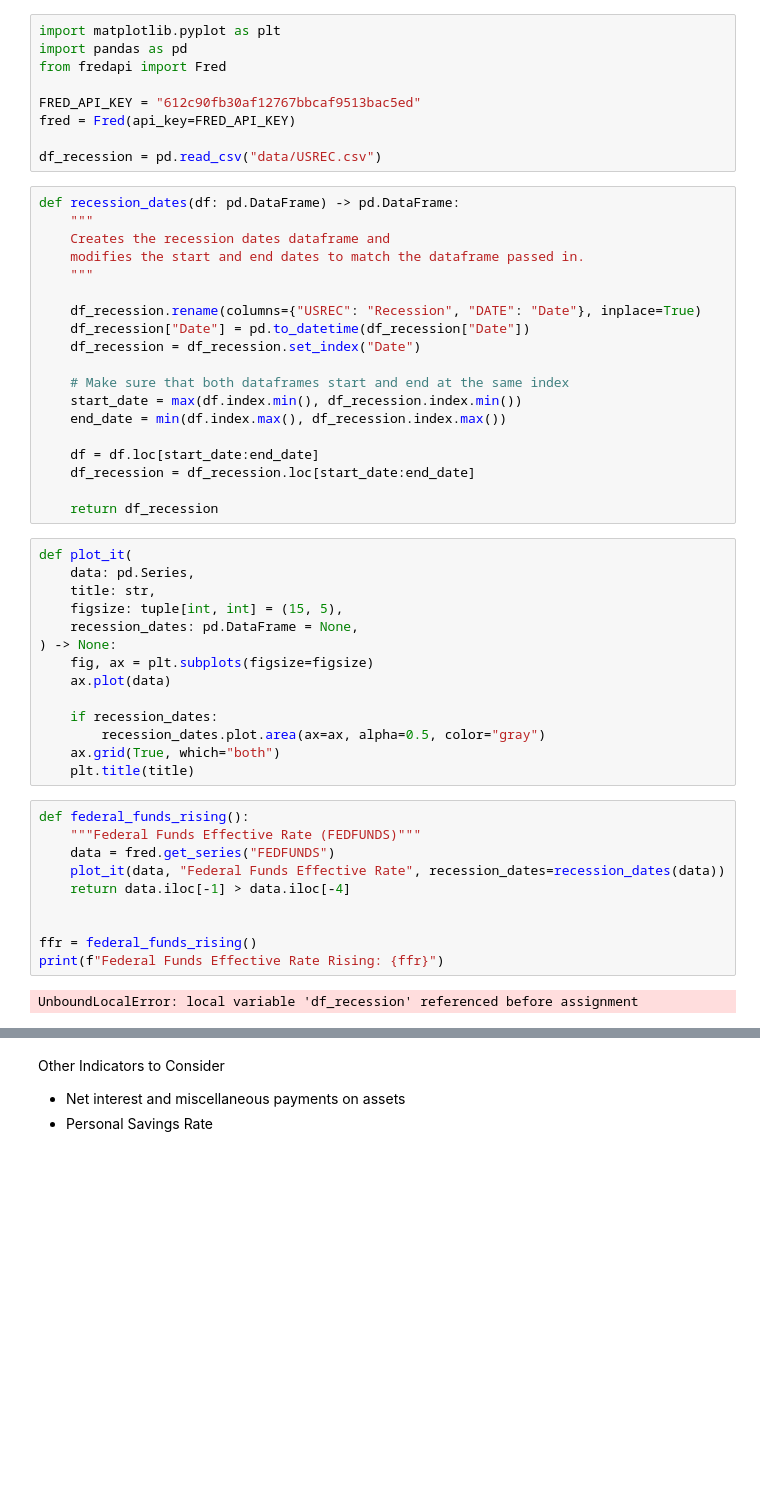
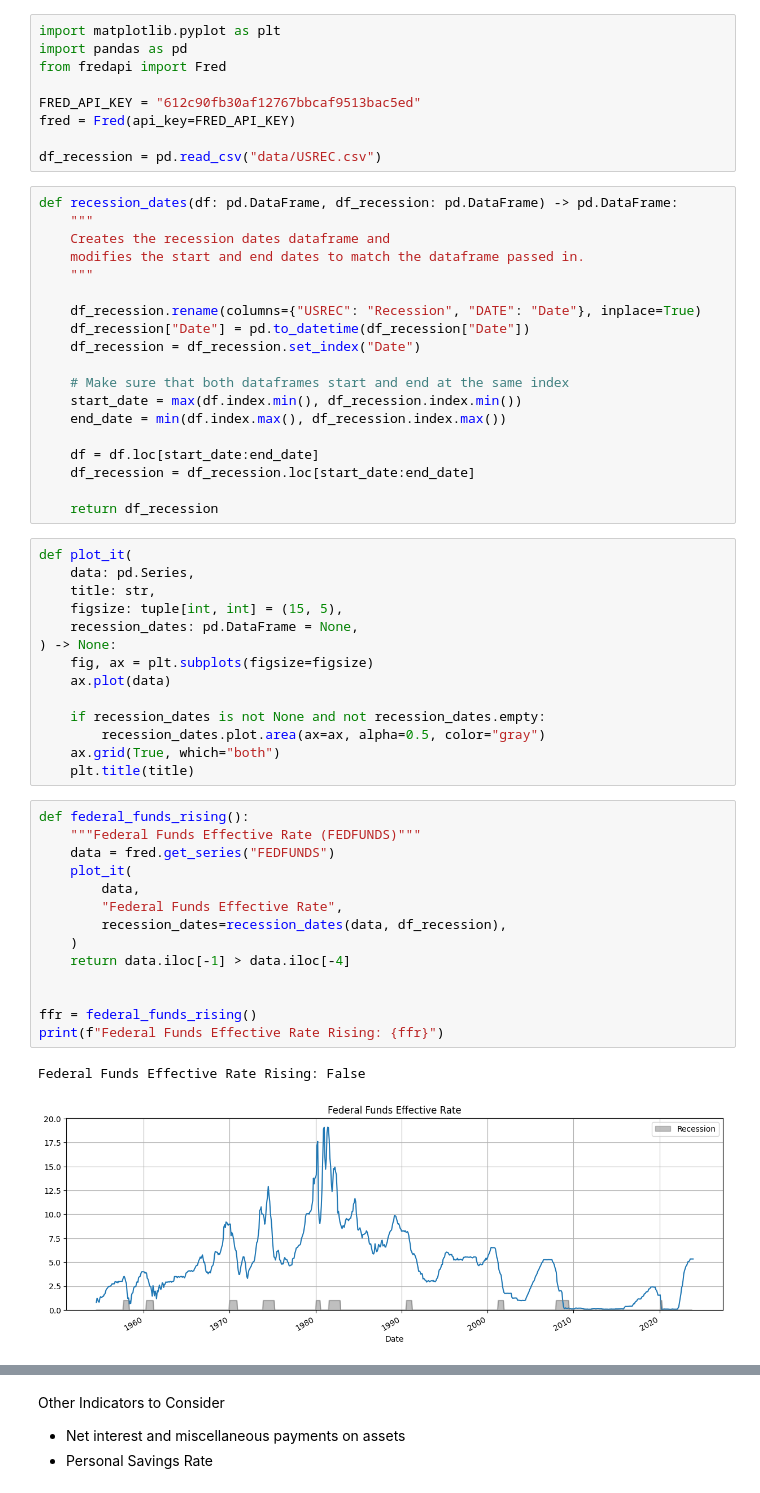
Before and after one commit to RoryGlenn/RecessionDetection, a Jupyter notebook: reccession_indicators.ipynb, the cells around one changed output, grey strips where cells are left out. Cells and saved outputs as stored; diff of their text form; blank space fills up the shorter version.

Commit message:
Fixing errors

```diff
--- a/reccession_indicators.ipynb
+++ b/reccession_indicators.ipynb
@@ -12,7 +12,7 @@ fred = Fred(api_key=FRED_API_KEY)
 
 df_recession = pd.read_csv("data/USREC.csv")
 # %%
-def recession_dates(df: pd.DataFrame) -> pd.DataFrame:
+def recession_dates(df: pd.DataFrame, df_recession: pd.DataFrame) -> pd.DataFrame:
     """
     Creates the recession dates dataframe and
     modifies the start and end dates to match the dataframe passed in.
@@ -40,22 +40,27 @@ def plot_it(
     fig, ax = plt.subplots(figsize=figsize)
     ax.plot(data)
 
-    if recession_dates:
+    if recession_dates is not None and not recession_dates.empty:
         recession_dates.plot.area(ax=ax, alpha=0.5, color="gray")
     ax.grid(True, which="both")
     plt.title(title)
 # %%
 def federal_funds_rising():
     """Federal Funds Effective Rate (FEDFUNDS)"""
     data = fred.get_series("FEDFUNDS")
-    plot_it(data, "Federal Funds Effective Rate", recession_dates=recession_dates(data))
+    plot_it(
+        data,
+        "Federal Funds Effective Rate",
+        recession_dates=recession_dates(data, df_recession),
+    )
     return data.iloc[-1] > data.iloc[-4]
 
 
 ffr = federal_funds_rising()
 print(f"Federal Funds Effective Rate Rising: {ffr}")
 # %% [output]
-UnboundLocalError: local variable 'df_recession' referenced before assignment
+Federal Funds Effective Rate Rising: False
+[figure, added]
 # %%
 def real_gdp_contraction() -> bool:
     """
```
Also changed, not shown: parts of 21 cells of this notebook, 1 other file.
